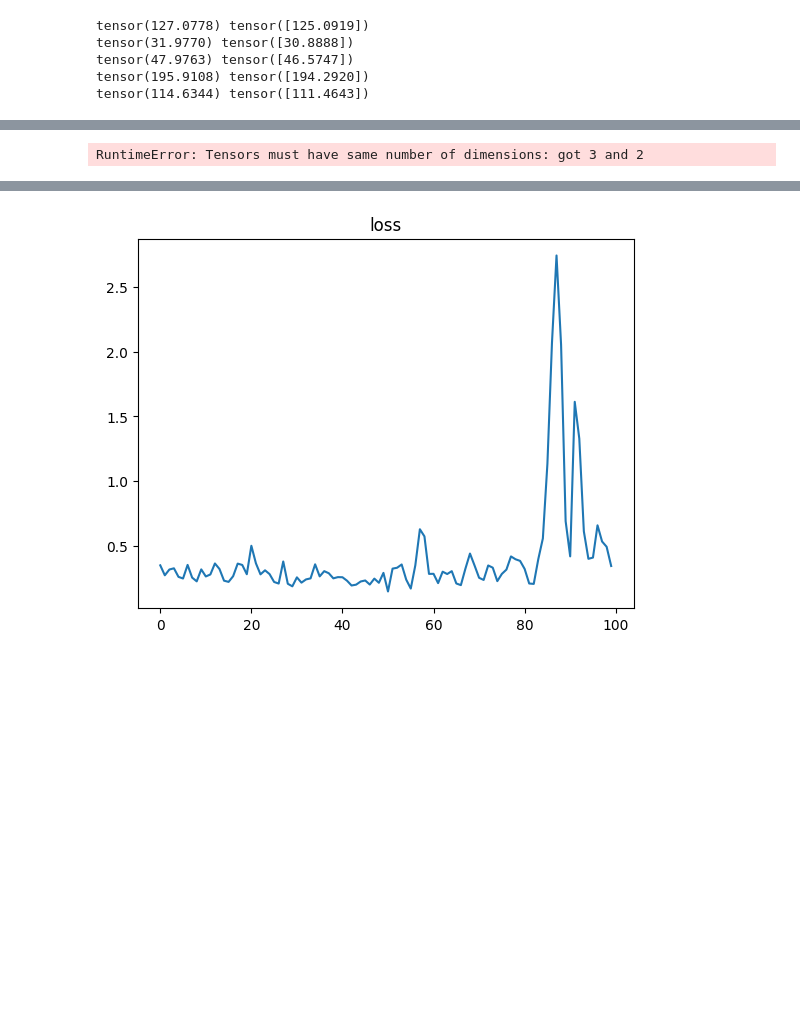
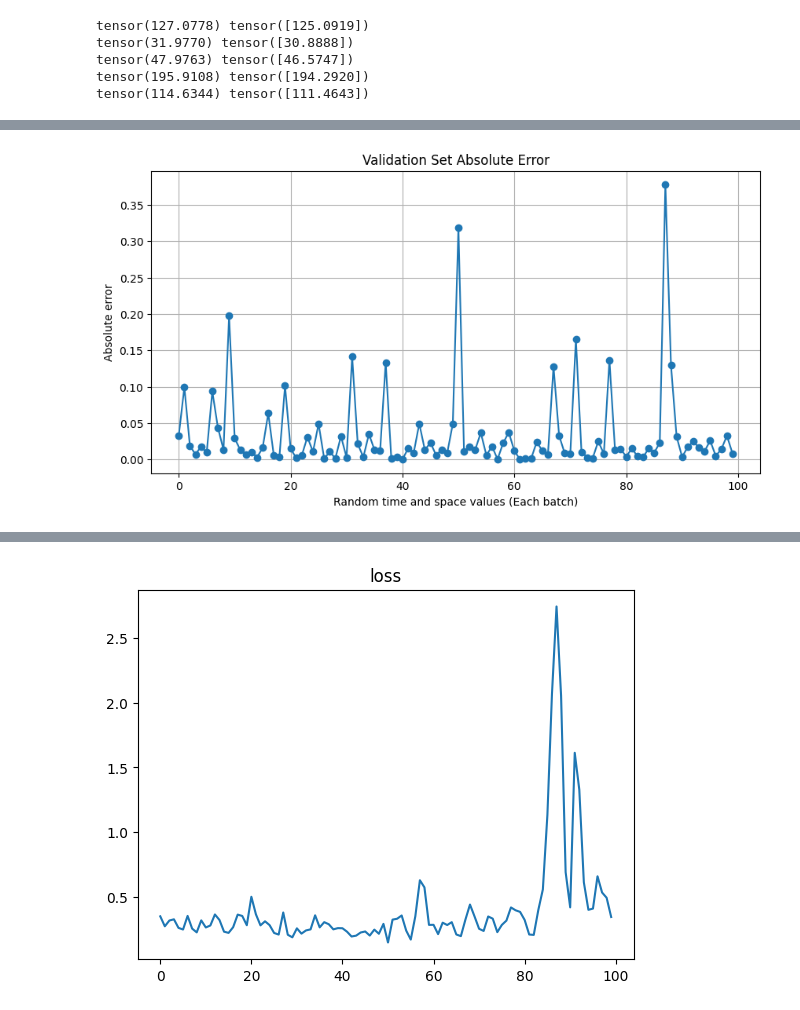
Before and after one commit to axelk99/SCDAA, a Jupyter notebook: Untitled.ipynb, the cells around one changed output, grey strips where cells are left out. Saved outputs shown, nothing was run; the diff lists cells and outputs as text; code cells hidden in the pictures; blank space fills up the shorter version.

```diff
--- a/Untitled.ipynb
+++ b/Untitled.ipynb
@@ -265,20 +268,20 @@ torch.Size([100, 1])
 # %%
 # Pass validation data through the model
-output_val = model_value(time_val.unsqueeze(1).float(), space_val.squeeze(1).float())
+output_val = model_value(time_val.float(), space_val.squeeze(1).float())
 
 # Compute loss for validation set
 loss_val = torch.abs(output_val - v_val)
 
 
 # Plot the loss
 plt.figure(figsize=(10, 5))
 plt.plot(loss_val.detach().numpy(), label='Validation Loss', marker='o')
 #plt.plot(output_val.detach().numpy(), label = 'Neural network')
 #plt.plot(v_val, label = 'Value')
 plt.title('Validation Set Absolute Error')
 plt.xlabel('Random time and space values (Each batch)')
 plt.ylabel('Absolute error')
 plt.grid(True)
 plt.show()
 # %% [output]
-RuntimeError: Tensors must have same number of dimensions: got 3 and 2
+[figure, added]
```
Also changed, not shown: parts of 26 cells of this notebook, 1 other file.
